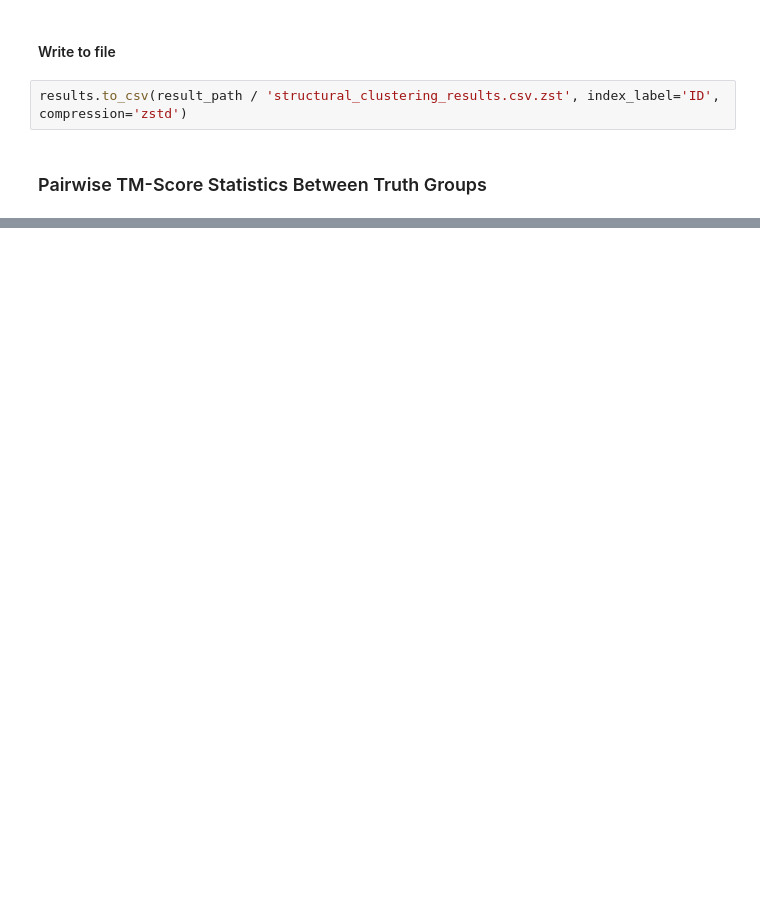
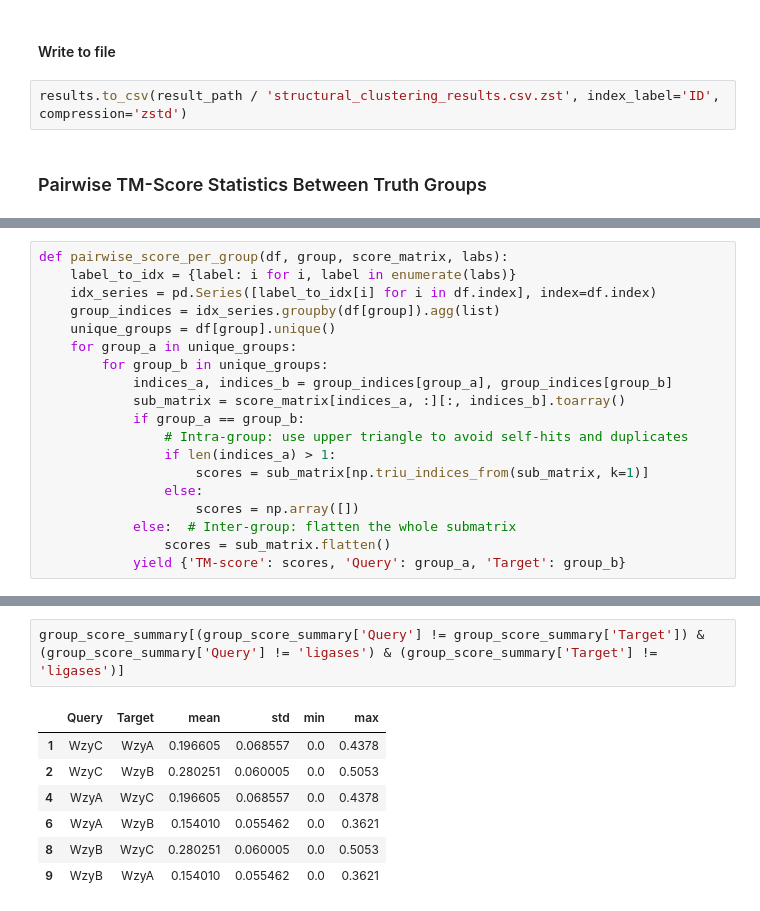
Before and after one commit to tomdstanton/Wzy_Analysis, a Jupyter notebook: notebooks/structure_analysis.ipynb, the cells around one changed output, grey strips where cells are left out. Cells and saved outputs as stored; diff of their text form; blank space fills up the shorter version.

```diff
--- a/notebooks/structure_analysis.ipynb
+++ b/notebooks/structure_analysis.ipynb
@@ -343,0 +295,19 @@ plt.show()
+# %%
+def pairwise_score_per_group(df, group, score_matrix, labs):
+    label_to_idx = {label: i for i, label in enumerate(labs)}
+    idx_series = pd.Series([label_to_idx[i] for i in df.index], index=df.index)
+    group_indices = idx_series.groupby(df[group]).agg(list)
+    unique_groups = df[group].unique()
+    for group_a in unique_groups:
+        for group_b in unique_groups:
+            indices_a, indices_b = group_indices[group_a], group_indices[group_b]
+            sub_matrix = score_matrix[indices_a, :][:, indices_b].toarray()
+            if group_a == group_b:
+                # Intra-group: use upper triangle to avoid self-hits and duplicates
+                if len(indices_a) > 1:
+                    scores = sub_matrix[np.triu_indices_from(sub_matrix, k=1)]
+                else:
+                    scores = np.array([])
+            else:  # Inter-group: flatten the whole submatrix
+                scores = sub_matrix.flatten()
+            yield {'TM-score': scores, 'Query': group_a, 'Target': group_b}
@@ -343,0 +331,10 @@ plt.show()
+# %%
+group_score_summary[(group_score_summary['Query'] != group_score_summary['Target']) & (group_score_summary['Query'] != 'ligases') & (group_score_summary['Target'] != 'ligases')]
+# %% [output]
+|  | Query | Target | mean | std | min | max |
+| 1 | WzyC | WzyA | 0.196605 | 0.068557 | 0.0 | 0.4378 |
+| 2 | WzyC | WzyB | 0.280251 | 0.060005 | 0.0 | 0.5053 |
+| 4 | WzyA | WzyC | 0.196605 | 0.068557 | 0.0 | 0.4378 |
+| 6 | WzyA | WzyB | 0.154010 | 0.055462 | 0.0 | 0.3621 |
+| 8 | WzyB | WzyC | 0.280251 | 0.060005 | 0.0 | 0.5053 |
+| 9 | WzyB | WzyA | 0.154010 | 0.055462 | 0.0 | 0.3621 |
```
Also changed, not shown: parts of 13 cells of this notebook, 16 other files.
